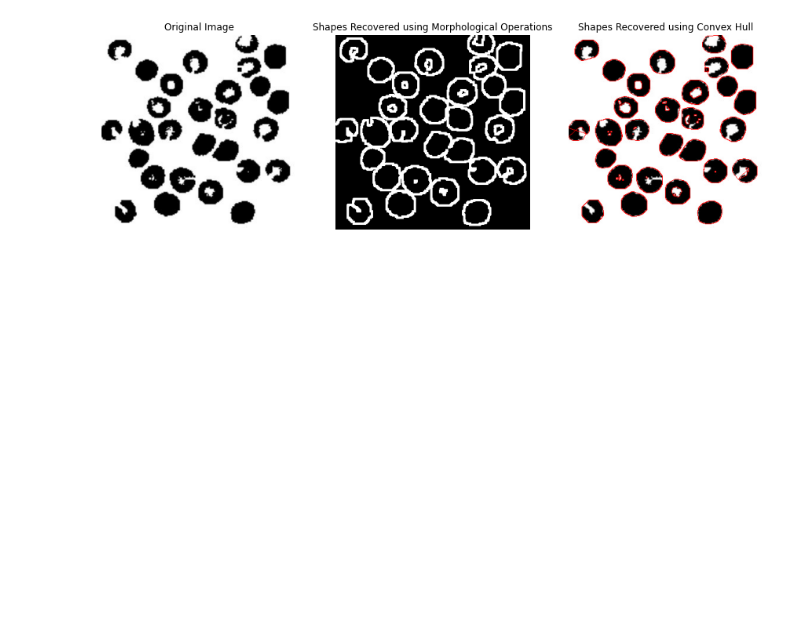
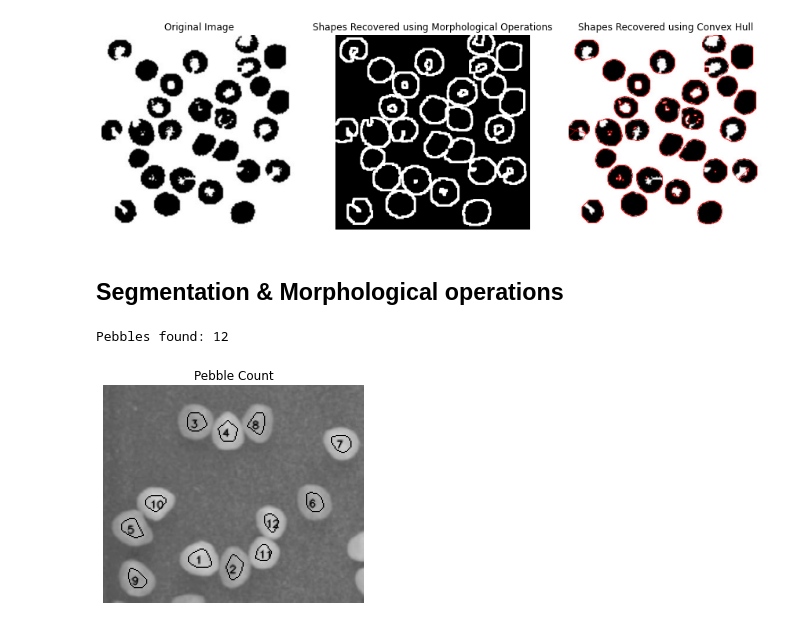
Before and after one commit to paulinho-16/MEIC-VC, a Jupyter notebook: Exercises/Part1/6_morphological_operations.ipynb, the cells around one changed output. Drawn from its saved outputs; the diff is of its cells as text; code cells hidden in the pictures; blank space fills up the shorter version.

```diff
--- a/Exercises/Part1/6_morphological_operations.ipynb
+++ b/Exercises/Part1/6_morphological_operations.ipynb
@@ -174,3 +174,51 @@ fig.subplots_adjust(wspace=0.2)
 plt.show()
 # %% [output]
 [figure]
+# %% [markdown]
+## Segmentation & Morphological operations
+# %%
+pebbles = cv2.imread(os.path.join(dataDir, 'pebbles.png'), 0)
+_, invpebbles = cv2.threshold(pebbles, 127, 255, cv2.THRESH_BINARY)
+
+kernel = cv2.getStructuringElement(cv2.MORPH_ELLIPSE,(15,15))
+erosionOp = cv2.erode(invpebbles, kernel, iterations = 1)
+
+# Recover the original shape of the objects using the convex hull
+contours, hierarchy = cv2.findContours(erosionOp, cv2.RETR_EXTERNAL, cv2.CHAIN_APPROX_SIMPLE)
+
+img_h, img_w = erosionOp.shape
+
+hull_list = []
+for i in range(len(contours)): # Find the convex hull object for each contour
+    area = cv2.contourArea(contours[i])
+    touches_border = False
+    for point in contours[i][0]:
+        if point[0] == 0 or point[0] == img_w - 1 or point[1] == 0 or point[1] == img_h - 1:
+            touches_border = True
+    if not touches_border: # Disregard the pebbles touching the border
+        hull = cv2.convexHull(contours[i])
+        hull_list.append(hull)
+
+# Draw contours and the hull results
+convex_hull = erosionOp.copy()
+cv2.drawContours(pebbles, hull_list, -1, (0, 255, 0), 1)
+pebbles = cv2.cvtColor(pebbles, cv2.COLOR_BGR2RGB)
+
+# Label each pebble
+sorted_contours= sorted(hull_list, key=cv2.contourArea, reverse=True)
+
+for (i,c) in enumerate(sorted_contours):
+    M = cv2.moments(c)
+    cx = int(M['m10']/M['m00'])
+    cy = int(M['m01']/M['m00'])
+    cv2.putText(pebbles, text= str(i+1), org=(cx-4,cy+5), fontFace= cv2.FONT_HERSHEY_SIMPLEX, fontScale=0.3, color=(0,0,0), thickness=1, lineType=cv2.LINE_AA)
+
+print(f'Pebbles found: {len(hull_list)}')
+
+plt.imshow(pebbles)
+plt.title('Pebble Count')
+plt.axis('off')
+plt.show()
+# %% [output]
+Pebbles found: 12
+[figure, added]
```
Also changed, not shown: parts of 1 cell of this notebook, 1 other file.
